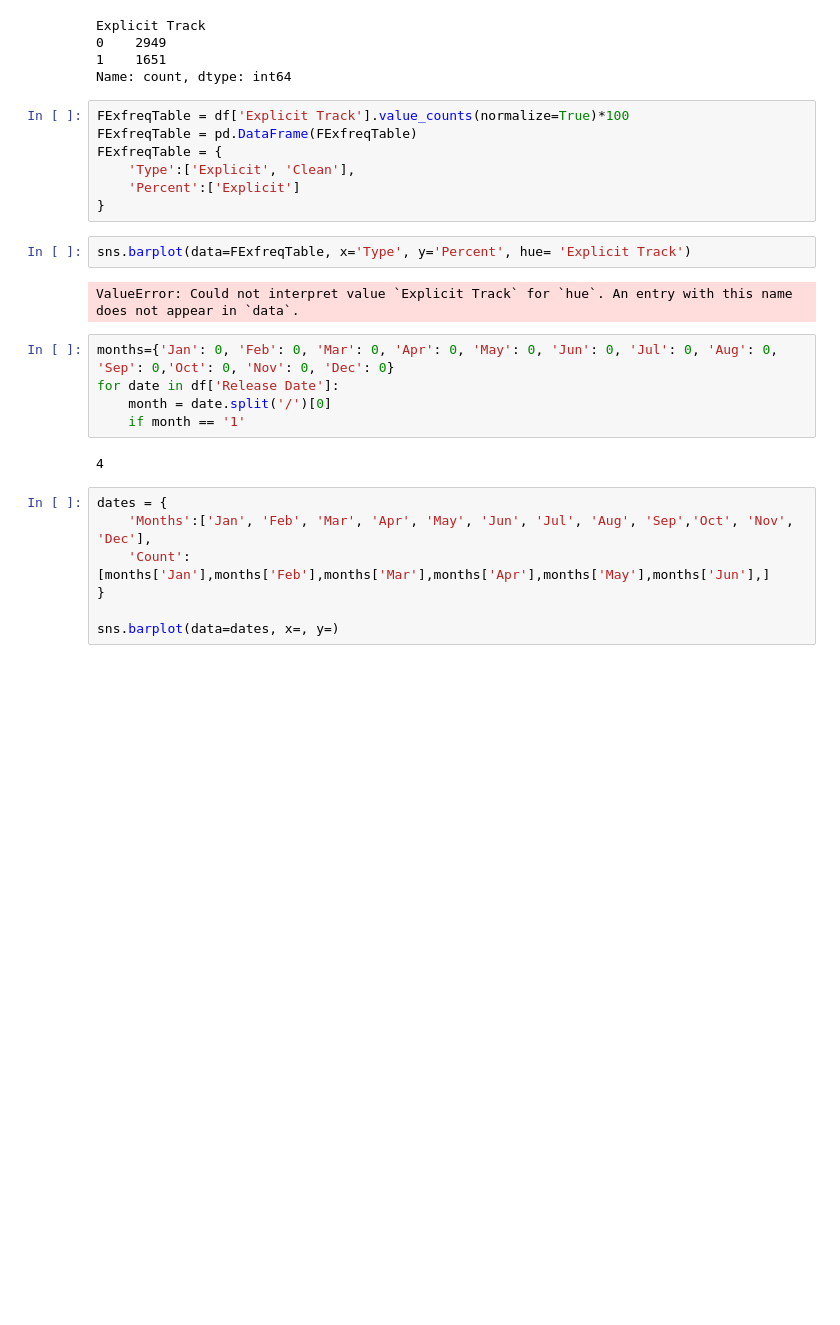
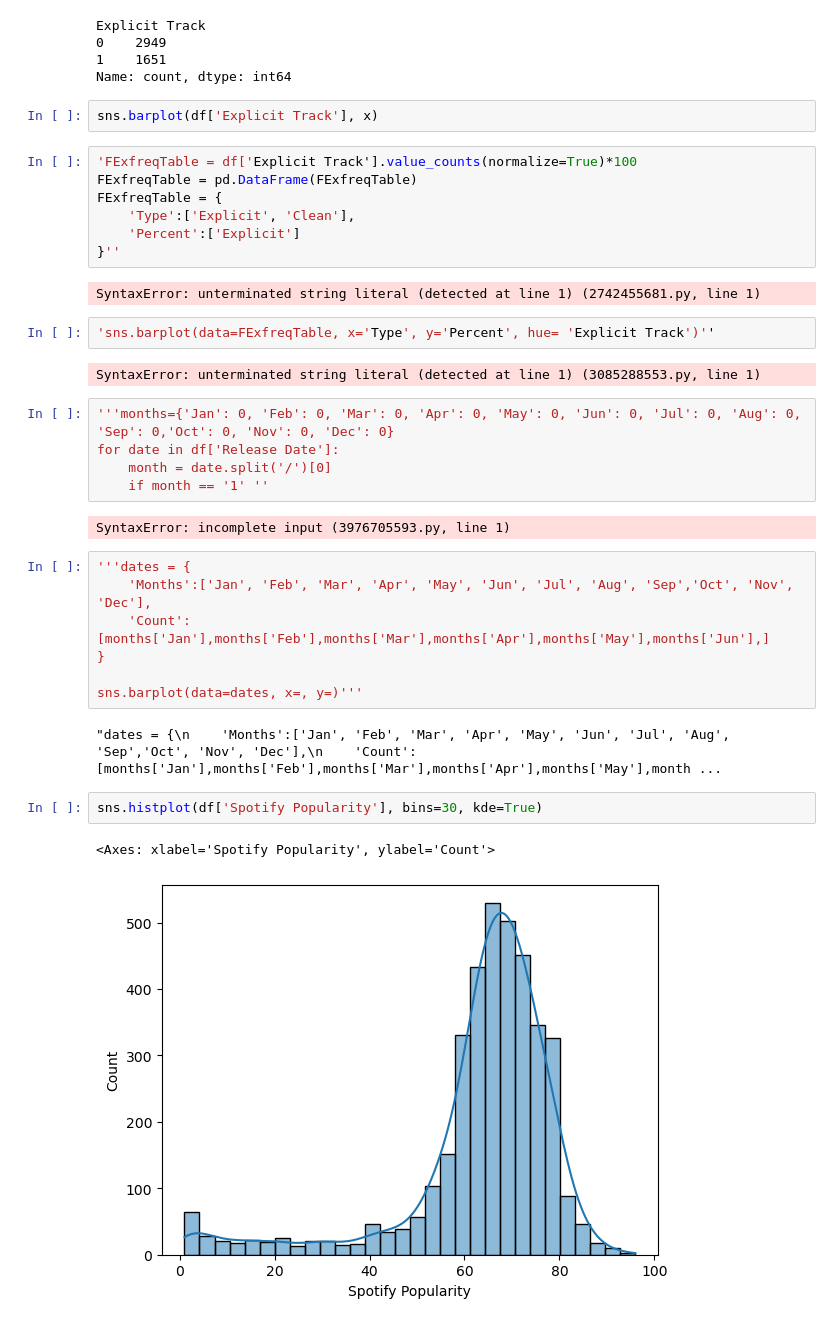
Before and after one commit to whoshilo/AI, a Jupyter notebook: Semester 1/Spotify/Spotify2024.ipynb, the cells around one changed output. Saved outputs shown, nothing was run; the diff lists cells and outputs as text; blank space fills up the shorter version.

```diff
--- a/Semester 1/Spotify/Spotify2024.ipynb
+++ b/Semester 1/Spotify/Spotify2024.ipynb
@@ -76,28 +76,39 @@ Explicit Track
 0    2949
 1    1651
 Name: count, dtype: int64
+# %%
+sns.barplot(df['Explicit Track'], x)
 # %%
-FExfreqTable = df['Explicit Track'].value_counts(normalize=True)*100
+'FExfreqTable = df['Explicit Track'].value_counts(normalize=True)*100
 FExfreqTable = pd.DataFrame(FExfreqTable)
 FExfreqTable = {
     'Type':['Explicit', 'Clean'],
     'Percent':['Explicit']
-}
+}''
+# %% [output]
+SyntaxError: unterminated string literal (detected at line 1) (2742455681.py, line 1)
 # %%
-sns.barplot(data=FExfreqTable, x='Type', y='Percent', hue= 'Explicit Track')
+'sns.barplot(data=FExfreqTable, x='Type', y='Percent', hue= 'Explicit Track')''
 # %% [output]
-ValueError: Could not interpret value `Explicit Track` for `hue`. An entry with this name does not appear in `data`.
+SyntaxError: unterminated string literal (detected at line 1) (3085288553.py, line 1)
 # %%
-months={'Jan': 0, 'Feb': 0, 'Mar': 0, 'Apr': 0, 'May': 0, 'Jun': 0, 'Jul': 0, 'Aug': 0, 'Sep': 0,'Oct': 0, 'Nov': 0, 'Dec': 0}
+'''months={'Jan': 0, 'Feb': 0, 'Mar': 0, 'Apr': 0, 'May': 0, 'Jun': 0, 'Jul': 0, 'Aug': 0, 'Sep': 0,'Oct': 0, 'Nov': 0, 'Dec': 0}
 for date in df['Release Date']:
     month = date.split('/')[0]
-    if month == '1'
+    if month == '1' ''
 # %% [output]
-4
+SyntaxError: incomplete input (3976705593.py, line 1)
 # %%
-dates = {
+'''dates = {
     'Months':['Jan', 'Feb', 'Mar', 'Apr', 'May', 'Jun', 'Jul', 'Aug', 'Sep','Oct', 'Nov', 'Dec'],
     'Count': [months['Jan'],months['Feb'],months['Mar'],months['Apr'],months['May'],months['Jun'],]
 }
 
-sns.barplot(data=dates, x=, y=)
+sns.barplot(data=dates, x=, y=)'''
+# %% [output]
+"dates = {\n    'Months':['Jan', 'Feb', 'Mar', 'Apr', 'May', 'Jun', 'Jul', 'Aug', 'Sep','Oct', 'Nov', 'Dec'],\n    'Count': [months['Jan'],months['Feb'],months['Mar'],months['Apr'],months['May'],month ...
+# %%
+sns.histplot(df['Spotify Popularity'], bins=30, kde=True)
+# %% [output]
+<Axes: xlabel='Spotify Popularity', ylabel='Count'>
+[figure, added]
```
Also changed, not shown: parts of 2 cells of this notebook.
